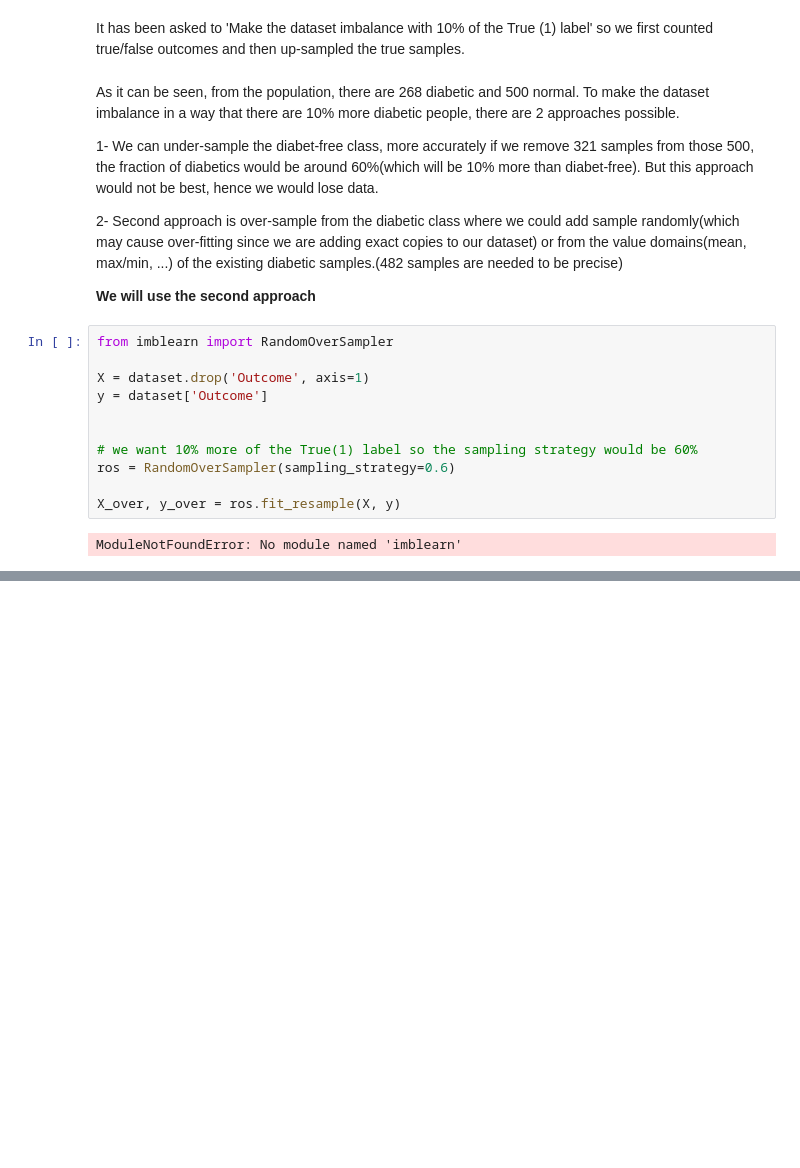
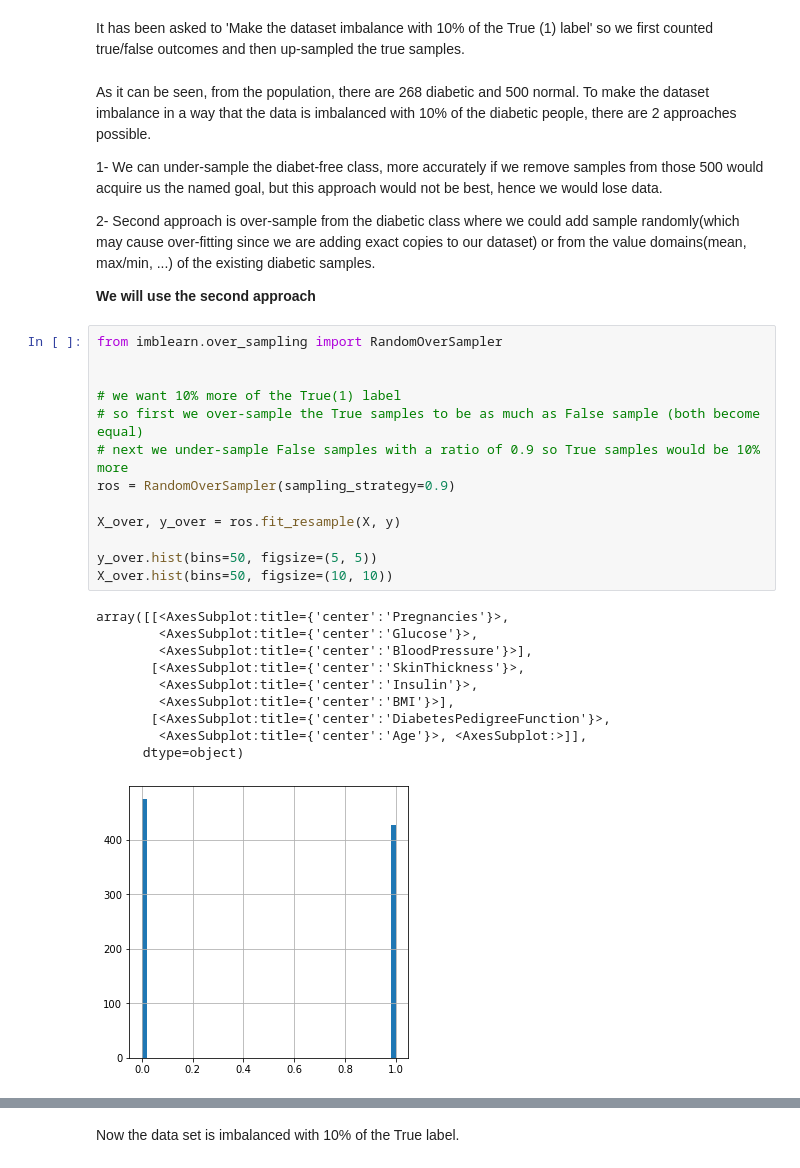
Before and after one commit to mahdigheidi/PimaIndiansDiabetes, a Jupyter notebook: task_notebook.ipynb, the cells around one changed output, grey strips where cells are left out. Saved outputs shown, nothing was run; the diff lists cells and outputs as text; blank space fills up the shorter version.

Commit message:
Add ML models/Plot the results/Complete the task

```diff
--- a/task_notebook.ipynb
+++ b/task_notebook.ipynb
@@ -83,23 +97,34 @@ array([[<AxesSubplot:title={'center':'Pregnancies'}>,
 # %% [markdown]
 It has been asked to 'Make the dataset imbalance with 10% of the True (1) label' so we first counted true/false outcomes and then up-sampled the true samples.
 # %% [markdown]
-As it can be seen, from the population, there are 268 diabetic and 500 normal. To make the dataset imbalance in a way that there are 10% more diabetic people, there are 2 approaches possible.
+As it can be seen, from the population, there are 268 diabetic and 500 normal. To make the dataset imbalance in a way that the data is imbalanced with 10% of the diabetic people, there are 2 approaches possible.
 
-1- We can under-sample the diabet-free class, more accurately if we remove 321 samples from those 500, the fraction of diabetics would be around 60%(which will be 10% more than diabet-free). But this approach would not be best, hence we would lose data.
+1- We can under-sample the diabet-free class, more accurately if we remove samples from those 500 would acquire us the named goal, but this approach would not be best, hence we would lose data.
 
-2- Second approach is over-sample from the diabetic class where we could add sample randomly(which may cause over-fitting since we are adding exact copies to our dataset) or from the value domains(mean, max/min, ...) of the existing diabetic samples.(482 samples are needed to be precise)
+2- Second approach is over-sample from the diabetic class where we could add sample randomly(which may cause over-fitting since we are adding exact copies to our dataset) or from the value domains(mean, max/min, ...) of the existing diabetic samples.
 
 **We will use the second approach**
 # %%
-from imblearn import RandomOverSampler
-
-X = dataset.drop('Outcome', axis=1)
-y = dataset['Outcome']
+from imblearn.over_sampling import RandomOverSampler
 
 
-# we want 10% more of the True(1) label so the sampling strategy would be 60%
-ros = RandomOverSampler(sampling_strategy=0.6)
+# we want 10% more of the True(1) label
+# so first we over-sample the True samples to be as much as False sample (both become equal)
+# next we under-sample False samples with a ratio of 0.9 so True samples would be 10% more
+ros = RandomOverSampler(sampling_strategy=0.9)
 
 X_over, y_over = ros.fit_resample(X, y)
+
+y_over.hist(bins=50, figsize=(5, 5))
+X_over.hist(bins=50, figsize=(10, 10))
 # %% [output]
-ModuleNotFoundError: No module named 'imblearn'
+array([[<AxesSubplot:title={'center':'Pregnancies'}>,
+        <AxesSubplot:title={'center':'Glucose'}>,
+        <AxesSubplot:title={'center':'BloodPressure'}>],
+       [<AxesSubplot:title={'center':'SkinThickness'}>,
+        <AxesSubplot:title={'center':'Insulin'}>,
+        <AxesSubplot:title={'center':'BMI'}>],
+       [<AxesSubplot:title={'center':'DiabetesPedigreeFunction'}>,
+        <AxesSubplot:title={'center':'Age'}>, <AxesSubplot:>]],
+      dtype=object)
+[figure, added]
@@ -105,0 +132,2 @@ ModuleNotFoundError: No module named 'imblearn'
+# %% [markdown]
+Now the data set is imbalanced with 10% of the True label.
```
Also changed, not shown: parts of 24 cells of this notebook.
